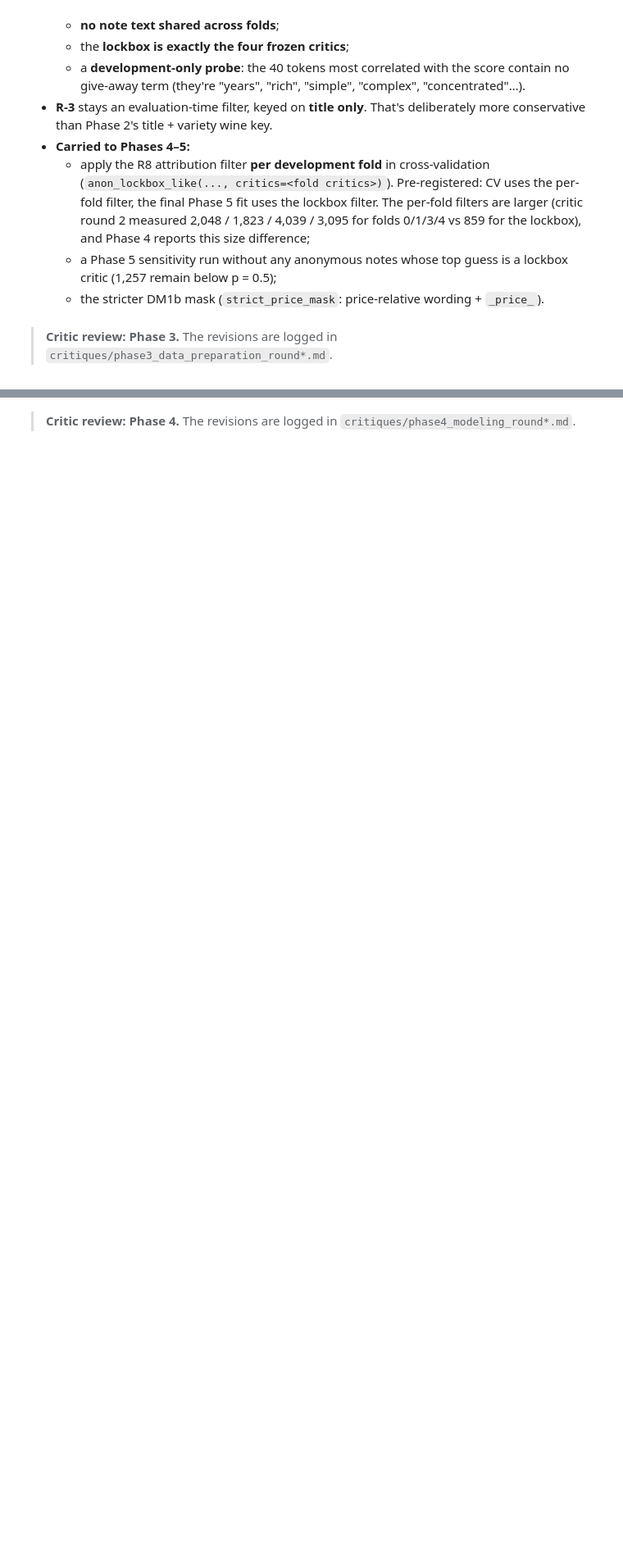
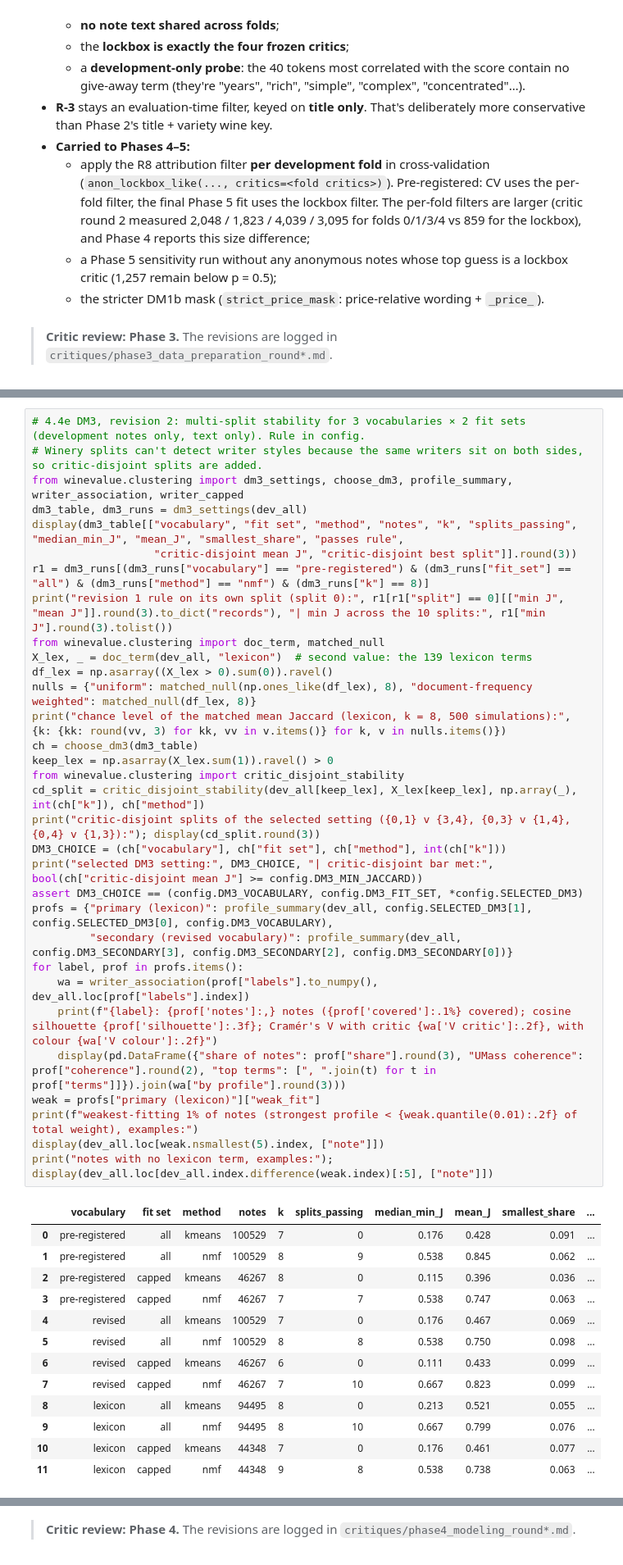
Before and after one commit to anita-agasaveeran/Assignment4, a Jupyter notebook: 01_CRISP-DM_Wine_Value/notebooks/CRISP_DM_Wine_Value.ipynb, the cells around one changed output, grey strips where cells are left out. Shown at 82% size. Saved outputs shown, nothing was run; the diff lists cells and outputs as text; blank space fills up the shorter version.

```diff
--- a/01_CRISP-DM_Wine_Value/notebooks/CRISP_DM_Wine_Value.ipynb
+++ b/01_CRISP-DM_Wine_Value/notebooks/CRISP_DM_Wine_Value.ipynb
@@ -1626,0 +2345,46 @@ model matrix (demo fit on 5,000 development reviews): 5,000 × 8,675 features
+# %%
+# 4.4e DM3, revision 2: multi-split stability for 3 vocabularies × 2 fit sets (development notes only, text only). Rule in config.
+# Winery splits can't detect writer styles because the same writers sit on both sides, so critic-disjoint splits are added.
+from winevalue.clustering import dm3_settings, choose_dm3, profile_summary, writer_association, writer_capped
+dm3_table, dm3_runs = dm3_settings(dev_all)
+display(dm3_table[["vocabulary", "fit set", "method", "notes", "k", "splits_passing", "median_min_J", "mean_J", "smallest_share", "passes rule",
+                   "critic-disjoint mean J", "critic-disjoint best split"]].round(3))
+r1 = dm3_runs[(dm3_runs["vocabulary"] == "pre-registered") & (dm3_runs["fit_set"] == "all") & (dm3_runs["method"] == "nmf") & (dm3_runs["k"] == 8)]
+print("revision 1 rule on its own split (split 0):", r1[r1["split"] == 0][["min J", "mean J"]].round(3).to_dict("records"), "| min J across the 10 splits:", r1["min J"].round(3).tolist())
+from winevalue.clustering import doc_term, matched_null
+X_lex, _ = doc_term(dev_all, "lexicon")  # second value: the 139 lexicon terms
+df_lex = np.asarray((X_lex > 0).sum(0)).ravel()
+nulls = {"uniform": matched_null(np.ones_like(df_lex), 8), "document-frequency weighted": matched_null(df_lex, 8)}
+print("chance level of the matched mean Jaccard (lexicon, k = 8, 500 simulations):", {k: {kk: round(vv, 3) for kk, vv in v.items()} for k, v in nulls.items()})
+ch = choose_dm3(dm3_table)
+keep_lex = np.asarray(X_lex.sum(1)).ravel() > 0
+from winevalue.clustering import critic_disjoint_stability
+cd_split = critic_disjoint_stability(dev_all[keep_lex], X_lex[keep_lex], np.array(_), int(ch["k"]), ch["method"])
+print("critic-disjoint splits of the selected setting ({0,1} v {3,4}, {0,3} v {1,4}, {0,4} v {1,3}):"); display(cd_split.round(3))
+DM3_CHOICE = (ch["vocabulary"], ch["fit set"], ch["method"], int(ch["k"]))
+print("selected DM3 setting:", DM3_CHOICE, "| critic-disjoint bar met:", bool(ch["critic-disjoint mean J"] >= config.DM3_MIN_JACCARD))
+assert DM3_CHOICE == (config.DM3_VOCABULARY, config.DM3_FIT_SET, *config.SELECTED_DM3)
+profs = {"primary (lexicon)": profile_summary(dev_all, config.SELECTED_DM3[1], config.SELECTED_DM3[0], config.DM3_VOCABULARY),
+         "secondary (revised vocabulary)": profile_summary(dev_all, config.DM3_SECONDARY[3], config.DM3_SECONDARY[2], config.DM3_SECONDARY[0])}
+for label, prof in profs.items():
+    wa = writer_association(prof["labels"].to_numpy(), dev_all.loc[prof["labels"].index])
+    print(f"{label}: {prof['notes']:,} notes ({prof['covered']:.1%} covered); cosine silhouette {prof['silhouette']:.3f}; Cramér's V with critic {wa['V critic']:.2f}, with colour {wa['V colour']:.2f}")
+    display(pd.DataFrame({"share of notes": prof["share"].round(3), "UMass coherence": prof["coherence"].round(2), "top terms": [", ".join(t) for t in prof["terms"]]}).join(wa["by profile"].round(3)))
+weak = profs["primary (lexicon)"]["weak_fit"]
+print(f"weakest-fitting 1% of notes (strongest profile < {weak.quantile(0.01):.2f} of total weight), examples:")
+display(dev_all.loc[weak.nsmallest(5).index, ["note"]])
+print("notes with no lexicon term, examples:"); display(dev_all.loc[dev_all.index.difference(weak.index)[:5], ["note"]])
+# %% [output]
+|  | vocabulary | fit set | method | notes | k | splits_passing | median_min_J | mean_J | smallest_share | ... |
+| 0 | pre-registered | all | kmeans | 100529 | 7 | 0 | 0.176 | 0.428 | 0.091 | ... |
+| 1 | pre-registered | all | nmf | 100529 | 8 | 9 | 0.538 | 0.845 | 0.062 | ... |
+| 2 | pre-registered | capped | kmeans | 46267 | 8 | 0 | 0.115 | 0.396 | 0.036 | ... |
+| 3 | pre-registered | capped | nmf | 46267 | 7 | 7 | 0.538 | 0.747 | 0.063 | ... |
+| 4 | revised | all | kmeans | 100529 | 7 | 0 | 0.176 | 0.467 | 0.069 | ... |
+| 5 | revised | all | nmf | 100529 | 8 | 8 | 0.538 | 0.750 | 0.098 | ... |
+| 6 | revised | capped | kmeans | 46267 | 6 | 0 | 0.111 | 0.433 | 0.099 | ... |
+| 7 | revised | capped | nmf | 46267 | 7 | 10 | 0.667 | 0.823 | 0.099 | ... |
+| 8 | lexicon | all | kmeans | 94495 | 8 | 0 | 0.213 | 0.521 | 0.055 | ... |
+| 9 | lexicon | all | nmf | 94495 | 8 | 10 | 0.667 | 0.799 | 0.076 | ... |
+| 10 | lexicon | capped | kmeans | 44348 | 7 | 0 | 0.176 | 0.461 | 0.077 | ... |
+| 11 | lexicon | capped | nmf | 44348 | 9 | 8 | 0.538 | 0.738 | 0.063 | ... |
```
Also changed, not shown: parts of 32 cells of this notebook, 45 other files.
